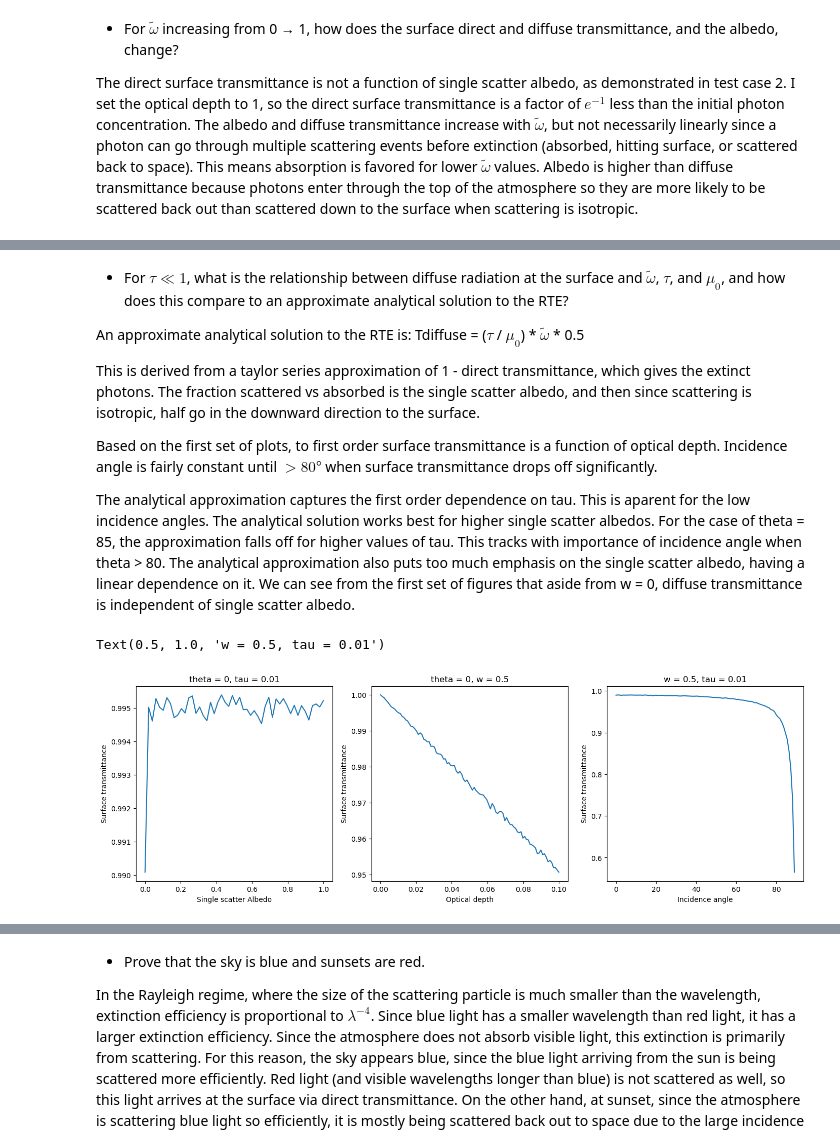
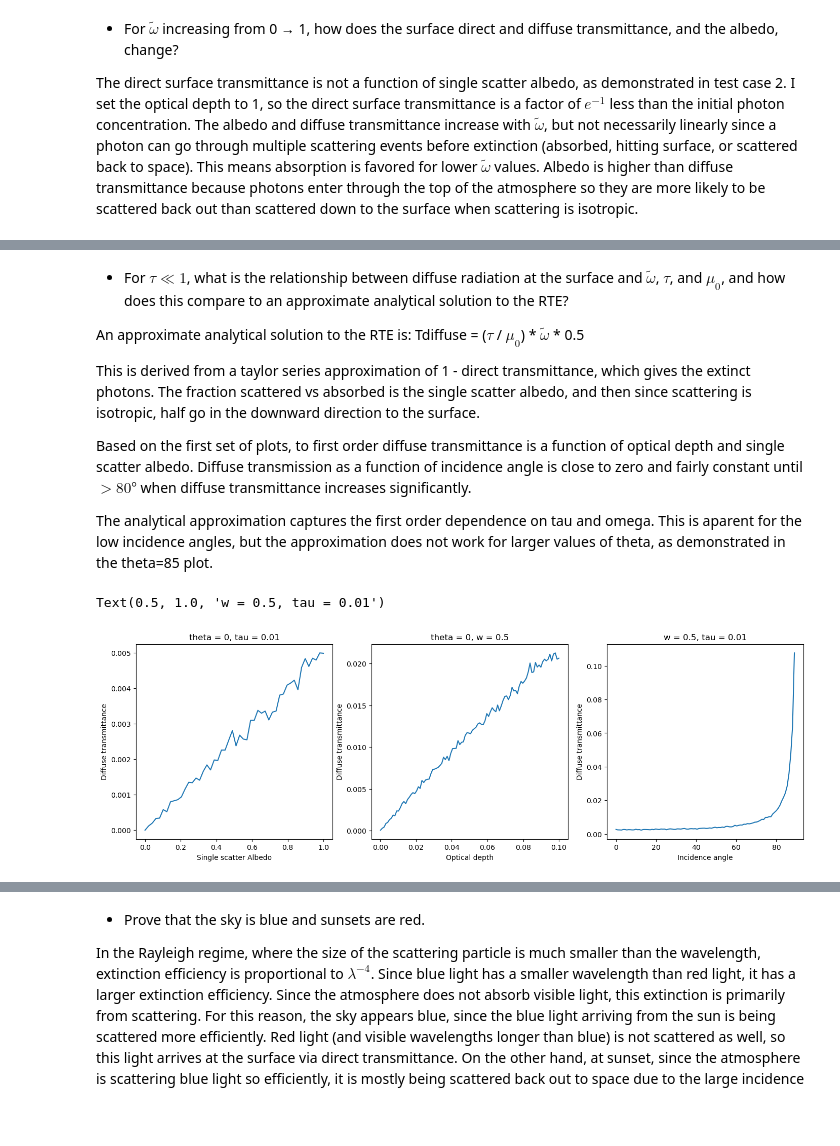
Before and after one commit to wwwtobin/sioc251_radiative_transfer, a Jupyter notebook: HW3_monte_carlo_scattering_PartI/scattering_model.ipynb, the cells around one changed output, grey strips where cells are left out. Saved outputs shown, nothing was run; the diff lists cells and outputs as text; code cells hidden in the pictures; blank space fills up the shorter version.

```diff
--- a/HW3_monte_carlo_scattering_PartI/scattering_model.ipynb
+++ b/HW3_monte_carlo_scattering_PartI/scattering_model.ipynb
@@ -318,61 +379,48 @@ An approximate analytical solution to the RTE is: Tdiffuse = ($\tau$ / $\mu_0$)
 
 This is derived from a taylor series approximation of 1 - direct transmittance, which gives the extinct photons. The fraction scattered vs absorbed is the single scatter albedo, and then since scattering is isotropic, half go in the downward direction to the surface.
 
-Based on the first set of plots, to first order surface transmittance is a function of optical depth. Incidence angle is fairly constant until $> 80°$ when surface transmittance drops off significantly.
+Based on the first set of plots, to first order diffuse transmittance is a function of optical depth and single scatter albedo. Diffuse transmission as a function of incidence angle is close to zero and fairly constant until $> 80°$ when diffuse transmittance increases significantly.
 
-<!-- Combining into one plot, we can see that the analytical approximation does not work for high values of $\mu_0$. But for lower values of $\mu_0$ and $\tilde{\omega}$, the analytical approximation does very well. When $\tilde{\omega}$ is zero, the analytical approximation is an overestimate because there is no diffuse transmittance — photons are either directly transmitted or absorbed. And when both $\tilde{\omega}$ and $\mu_0$ are higher values, the analytical approximation is an overestimate because more photons will be scattered out the top of the atmosphere. -->
-
-The analytical approximation captures the first order dependence on tau. This is aparent for the low incidence angles. The analytical solution works best for higher single scatter albedos. For the case of theta = 85, the approximation falls off for higher values of tau. This tracks with importance of incidence angle when theta > 80. The analytical approximation also puts too much emphasis on the single scatter albedo, having a linear dependence on it. We can see from the first set of figures that aside from w = 0, diffuse transmittance is independent of single scatter albedo.
+The analytical approximation captures the first order dependence on tau and omega. This is aparent for the low incidence angles, but the approximation does not work for larger values of theta, as demonstrated in the theta=85 plot.
 # %%
 df_w = pd.DataFrame({
     'w':w
 })
+df_w_scattering = df_w.apply(lambda x: monte_carlo_model(theta = 0, w = x['w'], tau_star = 0.01, num_photons=num_photons),axis=1,result_type='expand').rename(columns={0:'direct',1:'diffuse',2:'albedo'})
+df_w = pd.concat([df_w,df_w_scattering],axis=1).set_index('w')
 
-df_w_scattering = df_w.apply(lambda x: monte_carlo_model(theta = 0, w = x['w'], tau_star = 0.01, num_photons=num_photons),axis=1,result_type='expand').rename(columns={0:'direct',1:'diffuse',2:'albedo'})
-
-df_w = pd.concat([df_w,df_w_scattering],axis=1).set_index('w')
-df_w['absorbed'] = num_photons - df_w.sum(axis=1)
-df_w['surface'] = df_w['direct'] + df_w['diffuse']
 
 df_t = pd.DataFrame({
     't':np.linspace(0.0001,0.1,100)
 })
-
 df_t_scattering = df_t.apply(lambda x: monte_carlo_model(theta = 0, w = 0.5, tau_star = x['t'], num_photons=num_photons),axis=1,result_type='expand').rename(columns={0:'direct',1:'diffuse',2:'albedo'})
-
 df_t = pd.concat([df_t,df_t_scattering],axis=1).set_index('t')
-df_t['absorbed'] = num_photons - df_t.sum(axis=1)
-df_t['surface'] = df_t['direct'] + df_t['diffuse']
 
 df_u = pd.DataFrame({
     'u':np.linspace(0,89,100)
 })
-
 df_u_scattering = df_u.apply(lambda x: monte_carlo_model(theta = x['u'], w = 0.5, tau_star = 0.01, num_photons=num_photons),axis=1,result_type='expand').rename(columns={0:'direct',1:'diffuse',2:'albedo'})
-
 df_u = pd.concat([df_u,df_u_scattering],axis=1).set_index('u')
-df_u['absorbed'] = num_photons - df_u.sum(axis=1)
-df_u['surface'] = df_u['direct'] + df_u['diffuse']
 # %%
 fig, ax = plt.subplots(1,3,figsize=(17,5))
 
-(df_w['surface']/num_photons).plot(ax=ax[0])
+(df_w['diffuse']/num_photons).plot(ax=ax[0])
 ax[0].set_xlabel('Single scatter Albedo')
-ax[0].set_ylabel('Surface transmittance')
+ax[0].set_ylabel('Diffuse transmittance')
 ax[0].set_title("theta = 0, tau = 0.01")
 
-(df_t['surface']/num_photons).plot(ax=ax[1])
+(df_t['diffuse']/num_photons).plot(ax=ax[1])
 ax[1].set_xlabel('Optical depth')
-ax[1].set_ylabel('Surface transmittance')
+ax[1].set_ylabel('Diffuse transmittance')
 ax[1].set_title("theta = 0, w = 0.5")
 
-(df_u['direct']/num_photons).plot(ax=ax[2])
+(df_u['diffuse']/num_photons).plot(ax=ax[2])
 ax[2].set_xlabel('Incidence angle')
-ax[2].set_ylabel('Surface transmittance')
+ax[2].set_ylabel('Diffuse transmittance')
 ax[2].set_title("w = 0.5, tau = 0.01")
 # %% [output]
 Text(0.5, 1.0, 'w = 0.5, tau = 0.01')
-[figure, old version]
+[figure, new version]
 # %%
 from matplotlib.lines import Line2D
 
```
Also changed, not shown: parts of 20 cells of this notebook.
